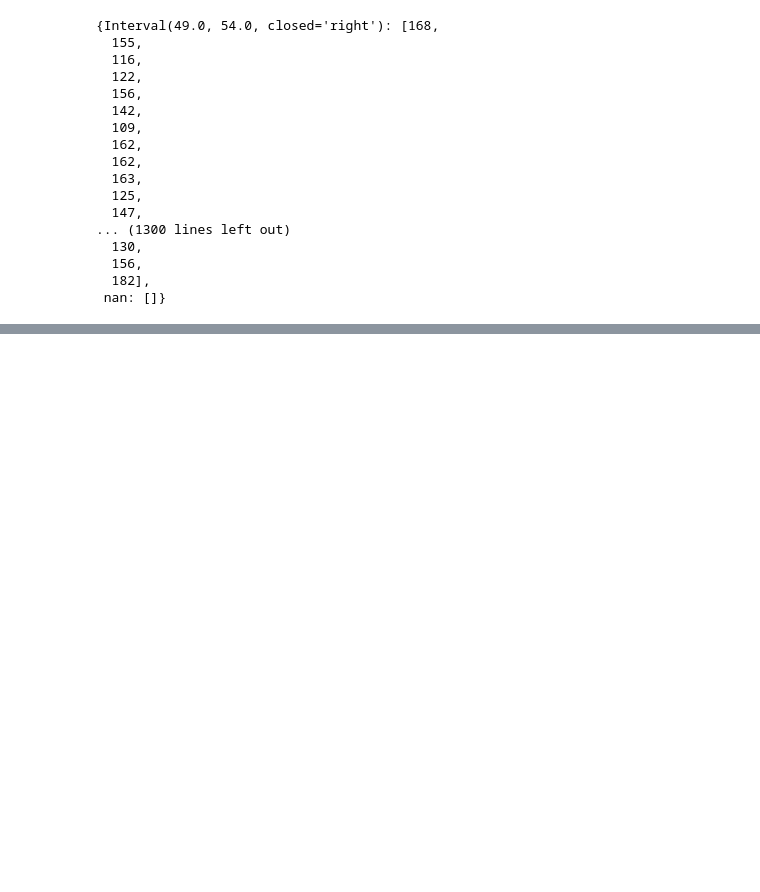
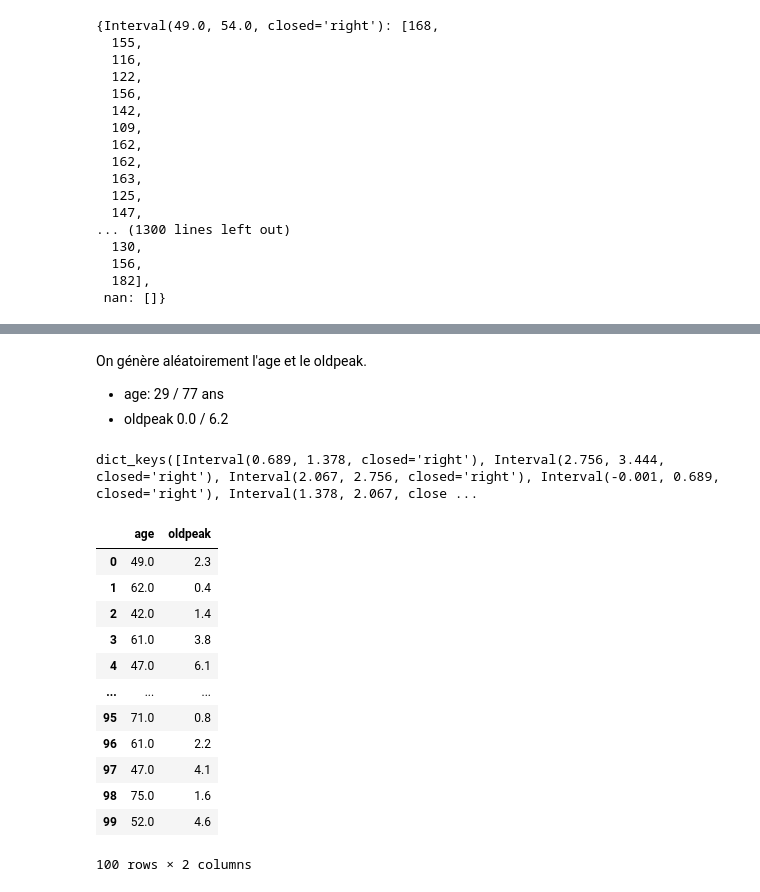
Before and after one commit to AlexThry/heart_diseases_big_data, a Jupyter notebook: data_generation/concept.ipynb, the cells around one changed output, grey strips where cells are left out. Drawn from its saved outputs; the diff is of its cells as text; code cells hidden in the pictures; blank space fills up the shorter version.

```diff
--- a/data_generation/concept.ipynb
+++ b/data_generation/concept.ipynb
@@ -159,0 +178,37 @@ prout
+# %% [markdown]
+On génère aléatoirement l'age et le oldpeak.
+- age: 29 / 77 ans
+- oldpeak 0.0 / 6.2
+# %%
+dict_values = create_correlation_dict(df_bins, 'age', 'thalach', force=True)
+oldpeak_slope = create_correlation_dict(df_bins, 'oldpeak', 'slope', force=True)
+cp_exang = create_correlation_dict(df_bins, 'cp', 'exang', force=True)
+exang_oldpeak = create_correlation_dict(df_bins, 'exang', 'oldpeak', force=True)
+cp_thalach = create_correlation_dict(df_bins, 'thalach', 'cp', force=True)
+
+oldpeak_slope.keys()
+# %% [output]
+dict_keys([Interval(0.689, 1.378, closed='right'), Interval(2.756, 3.444, closed='right'), Interval(2.067, 2.756, closed='right'), Interval(-0.001, 0.689, closed='right'), Interval(1.378, 2.067, close ...
+# %%
+import random
+
+df = pd.DataFrame(columns=['age', 'oldpeak'])
+
+df.loc[0] = [1, 1]
+for i in range(100):
+    df.loc[i] = [random.randint(29, 77), round(random.uniform(0, 6.2), 1)]
+df
+# %% [output]
+|  | age | oldpeak |
+| 0 | 49.0 | 2.3 |
+| 1 | 62.0 | 0.4 |
+| 2 | 42.0 | 1.4 |
+| 3 | 61.0 | 3.8 |
+| 4 | 47.0 | 6.1 |
+| ... | ... | ... |
+| 95 | 71.0 | 0.8 |
+| 96 | 61.0 | 2.2 |
+| 97 | 47.0 | 4.1 |
+| 98 | 75.0 | 1.6 |
+| 99 | 52.0 | 4.6 |
+100 rows × 2 columns
```
Also changed, not shown: parts of 17 cells of this notebook.
